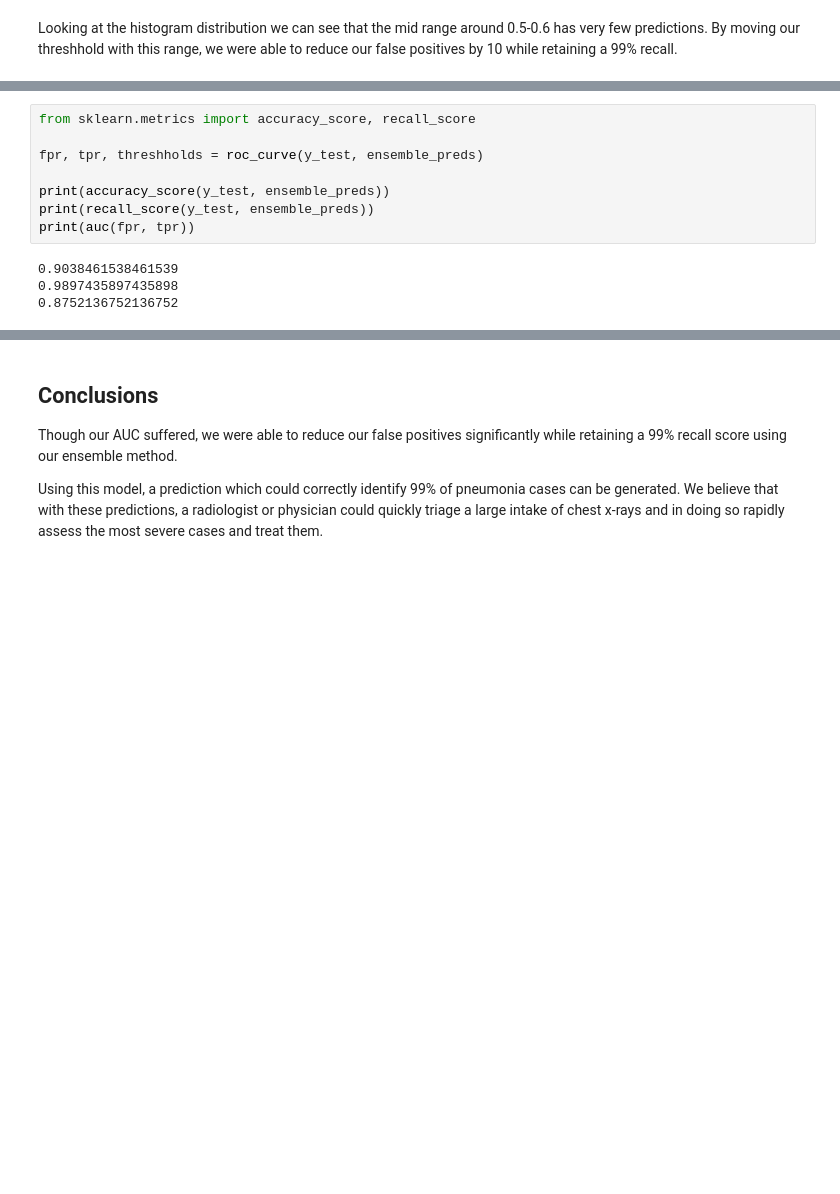
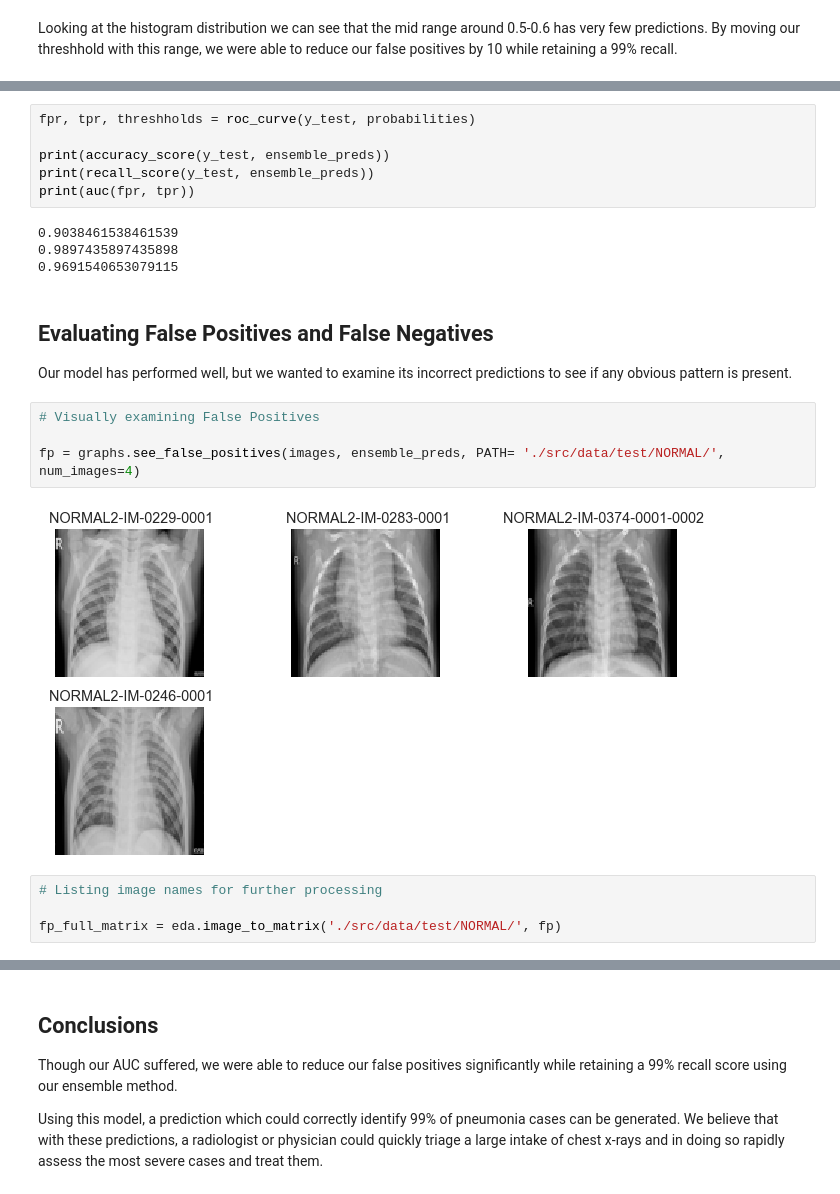
Before and after one commit to bagnine/Pnuemonia-image-classification, a Jupyter notebook: Index.ipynb, the cells around one changed output, grey strips where cells are left out. Saved outputs shown, nothing was run; the diff lists cells and outputs as text; blank space fills up the shorter version.

```diff
--- a/Index.ipynb
+++ b/Index.ipynb
@@ -817,7 +814,5 @@ AUC: 0.9691540653079115
 # %%
-from sklearn.metrics import accuracy_score, recall_score
-
-fpr, tpr, threshholds = roc_curve(y_test, ensemble_preds)
+fpr, tpr, threshholds = roc_curve(y_test, probabilities)
 
 print(accuracy_score(y_test, ensemble_preds))
 print(recall_score(y_test, ensemble_preds))
@@ -825,4 +820,18 @@ print(auc(fpr, tpr))
 # %% [output]
 0.9038461538461539
 0.9897435897435898
-0.8752136752136752
+0.9691540653079115
+# %% [markdown]
+## Evaluating False Positives and False Negatives
+
+Our model has performed well, but we wanted to examine its incorrect predictions to see if any obvious pattern is present.
+# %%
+# Visually examining False Positives
+
+fp = graphs.see_false_positives(images, ensemble_preds, PATH= './src/data/test/NORMAL/', num_images=4)
+# %% [output]
+[figure, added]
+# %%
+# Listing image names for further processing
+
+fp_full_matrix = eda.image_to_matrix('./src/data/test/NORMAL/', fp)
```
Also changed, not shown: parts of 10 cells of this notebook, 3 other files.
